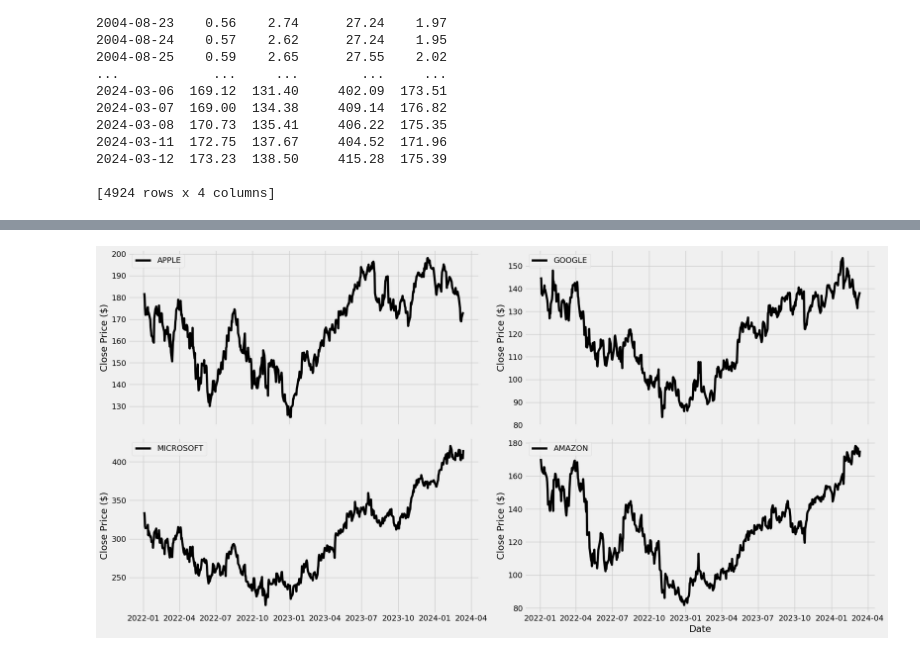
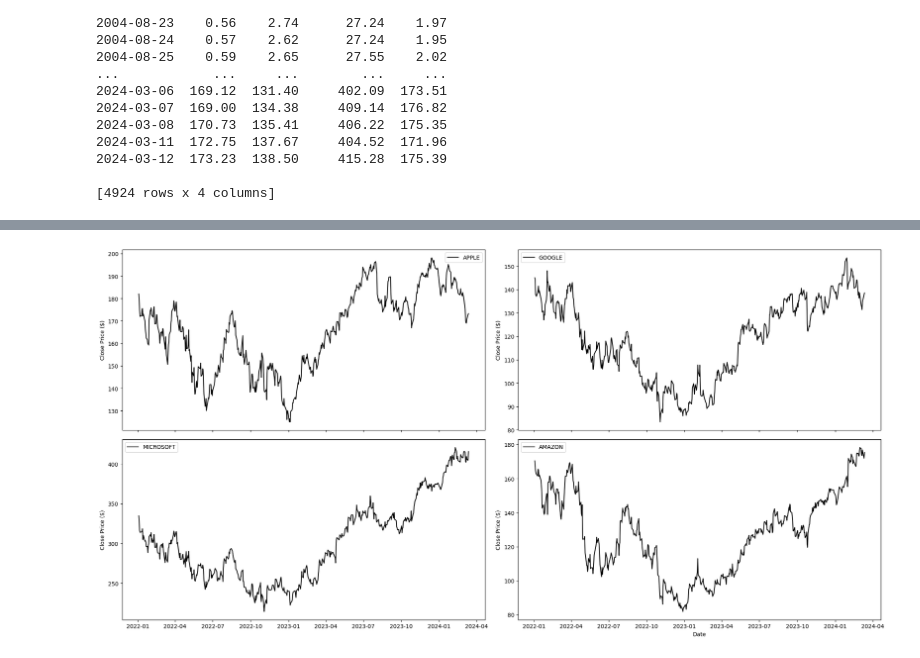
Before and after one commit to tessbreton/map565-project, a Jupyter notebook: notebooks/financial.ipynb, the cells around one changed output, grey strips where cells are left out. Cells and saved outputs as stored; diff of their text form; code cells hidden in the pictures.

```diff
--- a/notebooks/financial.ipynb
+++ b/notebooks/financial.ipynb
@@ -0,0 +1,20 @@
+# %%
+import pandas as pd
+import os
+import matplotlib.pyplot as plt
+import numpy as np
+import matplotlib.dates as mdates
+import datetime as dt
+import arch
+
+from financial_utils import plot_individual_stock, get_predicted_prices
+
+plt.rcParams['figure.facecolor'] = 'white'
+
+dashed_line_color = '#6E8AFF'
+simulations_color = '#D5E0FF'
+gt_color = 'black'
+mean_color = '#FF2D43'
+quartile_color = '#FFC7B2'
+
+%matplotlib inline
@@ -1,10 +48,4 @@
 # %%
-import pandas as pd
-import os
-import matplotlib.pyplot as plt
-plt.style.use("fivethirtyeight")
-%matplotlib inline
-
 # Define the list of companies and their corresponding names
 company_list = ["AAPL", "GOOGL", "MSFT", "AMZN"]
 company_name = ["APPLE", "GOOGLE", "MICROSOFT", "AMAZON"]
@@ -60,7 +101,7 @@ fig, axs = plt.subplots(2, 2, figsize=(20, 10), sharex=True)
 for i, col_name in enumerate(close_prices_df.columns):
     row = i // 2
     col = i % 2
-    axs[row, col].plot(close_prices_df.index, close_prices_df[col_name], label=col_name, color='black')
+    axs[row, col].plot(close_prices_df.index, close_prices_df[col_name], label=col_name, color=gt_color)
     axs[row, col].set_ylabel('Close Price ($)')
     axs[row, col].legend()
 
@@ -75,22 +120,22 @@ plt.show()
 # %%
 # Filter DataFrame to include only years after 2022
 close_prices_df = close_prices_df[close_prices_df.index.year > 2021]
 
 # Plot the time evolution for each column
 fig, axs = plt.subplots(2, 2, figsize=(20, 10), sharex=True)
 
 for i, col_name in enumerate(close_prices_df.columns):
     row = i // 2
     col = i % 2
-    axs[row, col].plot(close_prices_df.index, close_prices_df[col_name], label=col_name, color='black')
+    axs[row, col].plot(close_prices_df.index, close_prices_df[col_name], label=col_name, color=gt_color)
     axs[row, col].set_ylabel('Close Price ($)')
     axs[row, col].legend()
 
 # Set common labels
 plt.xlabel('Date')
 
 # Show plot
 plt.tight_layout()
 plt.show()
 # %% [output]
-[figure, old version]
+[figure, new version]
```
Also changed, not shown: parts of 20 cells of this notebook, 2 other files.
